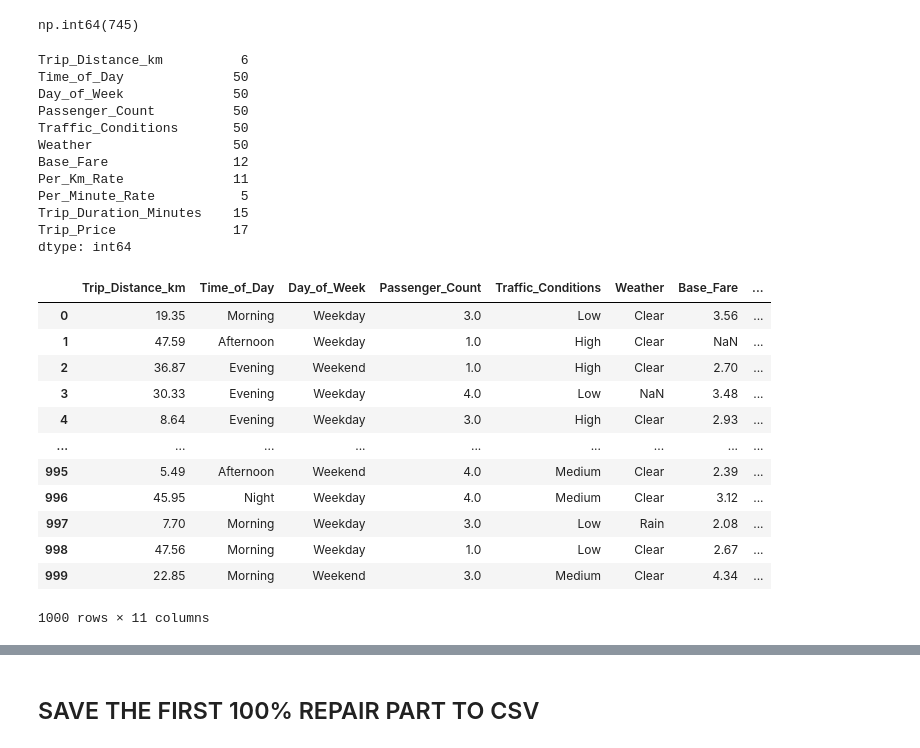
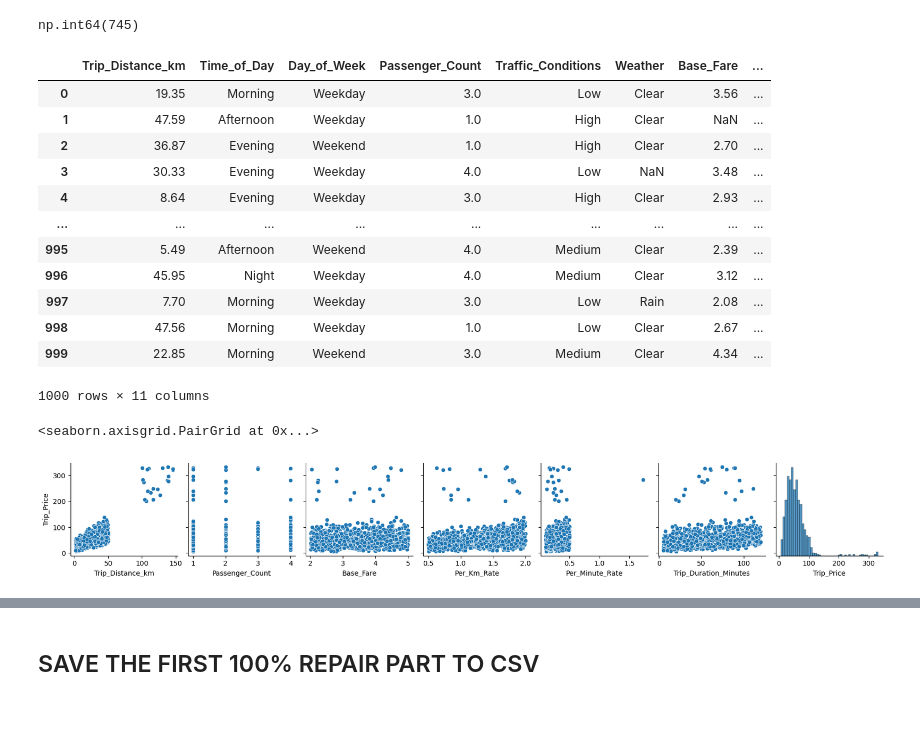
Before and after one commit to vegetablecloud/taxi-prediction-fullstack-ludvig-opa24, a Jupyter notebook: src/taxipred/backend/notebooks/taxi_eda.ipynb, the cells around one changed output, grey strips where cells are left out. Drawn from its saved outputs; the diff is of its cells as text; code cells hidden in the pictures; blank space fills up the shorter version.

Commit message:
FIX: Updated the repair notebook with more EDA to get a better picture on the raw data before imputation

```diff
--- a/src/taxipred/backend/notebooks/taxi_eda.ipynb
+++ b/src/taxipred/backend/notebooks/taxi_eda.ipynb
@@ -218,33 +232,29 @@ df.notna().all(axis=1).sum()
 # %% [output]
 np.int64(745)
 # %%
-df.isna().sum()
+df
 # %% [output]
+|  | Trip_Distance_km | Time_of_Day | Day_of_Week | Passenger_Count | Traffic_Conditions | Weather | Base_Fare | ... |
+| 0 | 19.35 | Morning | Weekday | 3.0 | Low | Clear | 3.56 | ... |
+| 1 | 47.59 | Afternoon | Weekday | 1.0 | High | Clear | NaN | ... |
+| 2 | 36.87 | Evening | Weekend | 1.0 | High | Clear | 2.70 | ... |
+| 3 | 30.33 | Evening | Weekday | 4.0 | Low | NaN | 3.48 | ... |
+| 4 | 8.64 | Evening | Weekday | 3.0 | High | Clear | 2.93 | ... |
+| ... | ... | ... | ... | ... | ... | ... | ... | ... |
+| 995 | 5.49 | Afternoon | Weekend | 4.0 | Medium | Clear | 2.39 | ... |
+| 996 | 45.95 | Night | Weekday | 4.0 | Medium | Clear | 3.12 | ... |
+| 997 | 7.70 | Morning | Weekday | 3.0 | Low | Rain | 2.08 | ... |
+| 998 | 47.56 | Morning | Weekday | 1.0 | Low | Clear | 2.67 | ... |
+| 999 | 22.85 | Morning | Weekend | 3.0 | Medium | Clear | 4.34 | ... |
-Trip_Distance_km          6
-Time_of_Day              50
-Day_of_Week              50
-Passenger_Count          50
-Traffic_Conditions       50
-Weather                  50
-Base_Fare                12
-Per_Km_Rate              11
-Per_Minute_Rate           5
-Trip_Duration_Minutes    15
-Trip_Price               17
-dtype: int64
+1000 rows × 11 columns
-# %%
-df
-# %% [output]
-|  | Trip_Distance_km | Time_of_Day | Day_of_Week | Passenger_Count | Traffic_Conditions | Weather | Base_Fare | ... |
-| 0 | 19.35 | Morning | Weekday | 3.0 | Low | Clear | 3.56 | ... |
-| 1 | 47.59 | Afternoon | Weekday | 1.0 | High | Clear | NaN | ... |
-| 2 | 36.87 | Evening | Weekend | 1.0 | High | Clear | 2.70 | ... |
-| 3 | 30.33 | Evening | Weekday | 4.0 | Low | NaN | 3.48 | ... |
-| 4 | 8.64 | Evening | Weekday | 3.0 | High | Clear | 2.93 | ... |
-| ... | ... | ... | ... | ... | ... | ... | ... | ... |
-| 995 | 5.49 | Afternoon | Weekend | 4.0 | Medium | Clear | 2.39 | ... |
-| 996 | 45.95 | Night | Weekday | 4.0 | Medium | Clear | 3.12 | ... |
-| 997 | 7.70 | Morning | Weekday | 3.0 | Low | Rain | 2.08 | ... |
-| 998 | 47.56 | Morning | Weekday | 1.0 | Low | Clear | 2.67 | ... |
-| 999 | 22.85 | Morning | Weekend | 3.0 | Medium | Clear | 4.34 | ... |
-1000 rows × 11 columns
+# %%
+import matplotlib.pyplot as plt
+import seaborn as sns
+
+sns.pairplot(
+    data=df,
+    y_vars="Trip_Price"
+)
+# %% [output]
+<seaborn.axisgrid.PairGrid at 0x...>
+[figure, added]
```
Also changed, not shown: parts of 4 cells of this notebook.
